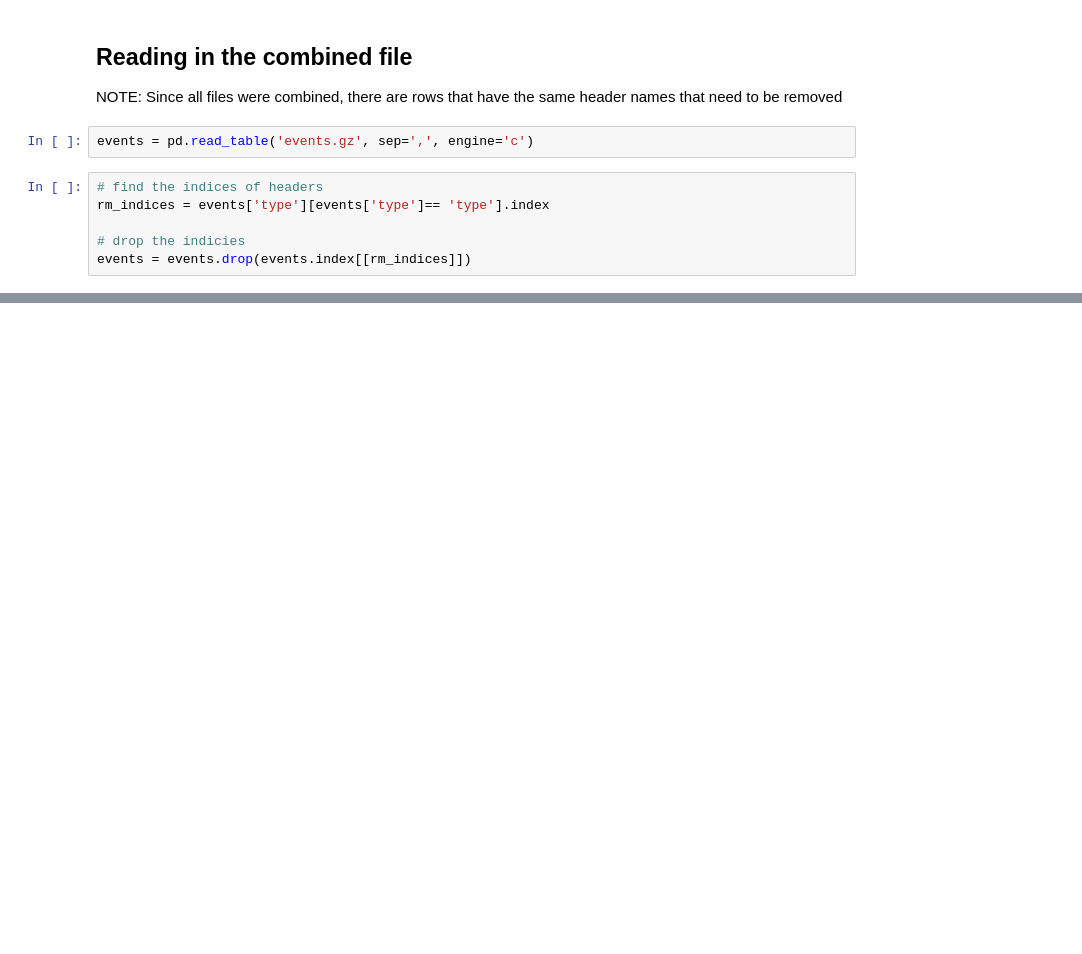
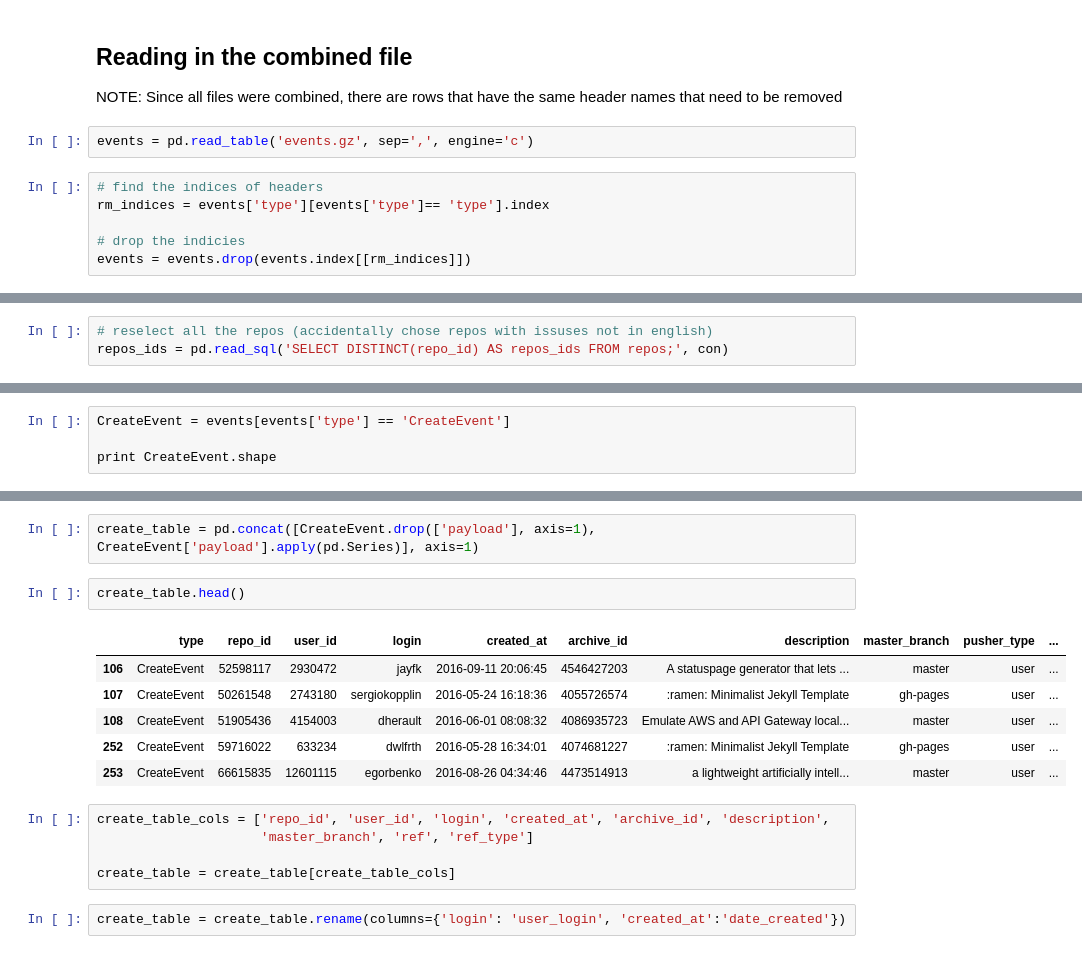
Before and after one commit to nicholas-alonzo/GitHub-Repo-Analysis, a Jupyter notebook: BigQueryProcessing_na.ipynb, the cells around one changed output, grey strips where cells are left out. Saved outputs shown, nothing was run; the diff lists cells and outputs as text; blank space fills up the shorter version.

```diff
--- a/BigQueryProcessing_na.ipynb
+++ b/BigQueryProcessing_na.ipynb
@@ -99,0 +64,3 @@ events[events['type'] == 'PublicEvent']
+# %%
+# reselect all the repos (accidentally chose repos with issuses not in english)
+repos_ids = pd.read_sql('SELECT DISTINCT(repo_id) AS repos_ids FROM repos;', con)
@@ -99,0 +504,4 @@ events[events['type'] == 'PublicEvent']
+# %%
+CreateEvent = events[events['type'] == 'CreateEvent']
+
+print CreateEvent.shape
@@ -99,0 +518,18 @@ events[events['type'] == 'PublicEvent']
+# %%
+create_table = pd.concat([CreateEvent.drop(['payload'], axis=1), CreateEvent['payload'].apply(pd.Series)], axis=1)
+# %%
+create_table.head()
+# %% [output]
+|  | type | repo_id | user_id | login | created_at | archive_id | description | master_branch | pusher_type | ... |
+| 106 | CreateEvent | 52598117 | 2930472 | jayfk | 2016-09-11 20:06:45 | 4546427203 | A statuspage generator that lets ... | master | user | ... |
+| 107 | CreateEvent | 50261548 | 2743180 | sergiokopplin | 2016-05-24 16:18:36 | 4055726574 | :ramen: Minimalist Jekyll Template | gh-pages | user | ... |
+| 108 | CreateEvent | 51905436 | 4154003 | dherault | 2016-06-01 08:08:32 | 4086935723 | Emulate AWS and API Gateway local... | master | user | ... |
+| 252 | CreateEvent | 59716022 | 633234 | dwlfrth | 2016-05-28 16:34:01 | 4074681227 | :ramen: Minimalist Jekyll Template | gh-pages | user | ... |
+| 253 | CreateEvent | 66615835 | 12601115 | egorbenko | 2016-08-26 04:34:46 | 4473514913 | a lightweight artificially intell... | master | user | ... |
+# %%
+create_table_cols = ['repo_id', 'user_id', 'login', 'created_at', 'archive_id', 'description',
+                     'master_branch', 'ref', 'ref_type']
+
+create_table = create_table[create_table_cols]
+# %%
+create_table = create_table.rename(columns={'login': 'user_login', 'created_at':'date_created'})
```
Also changed, not shown: parts of 112 cells of this notebook, 1 other file.
